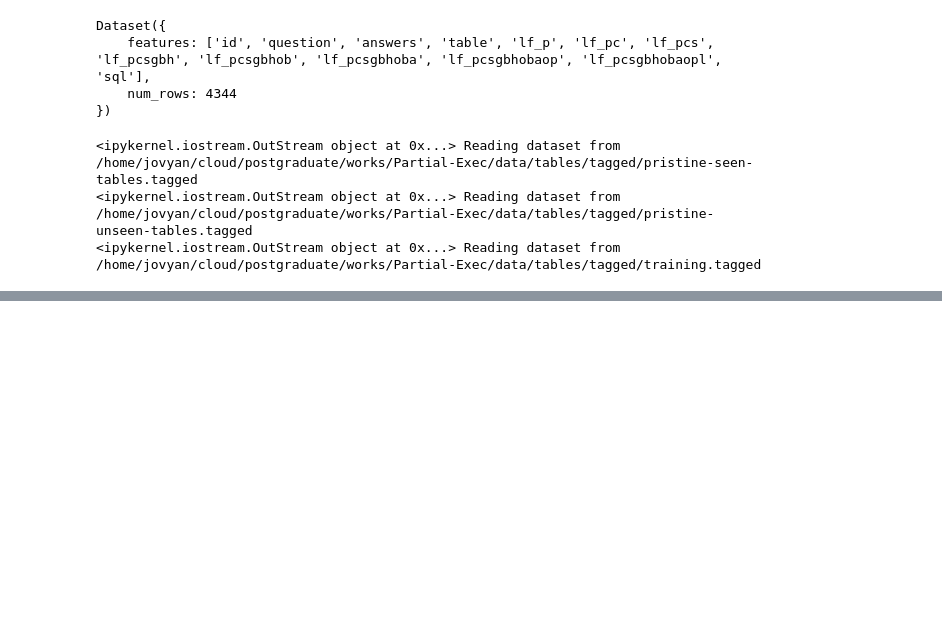
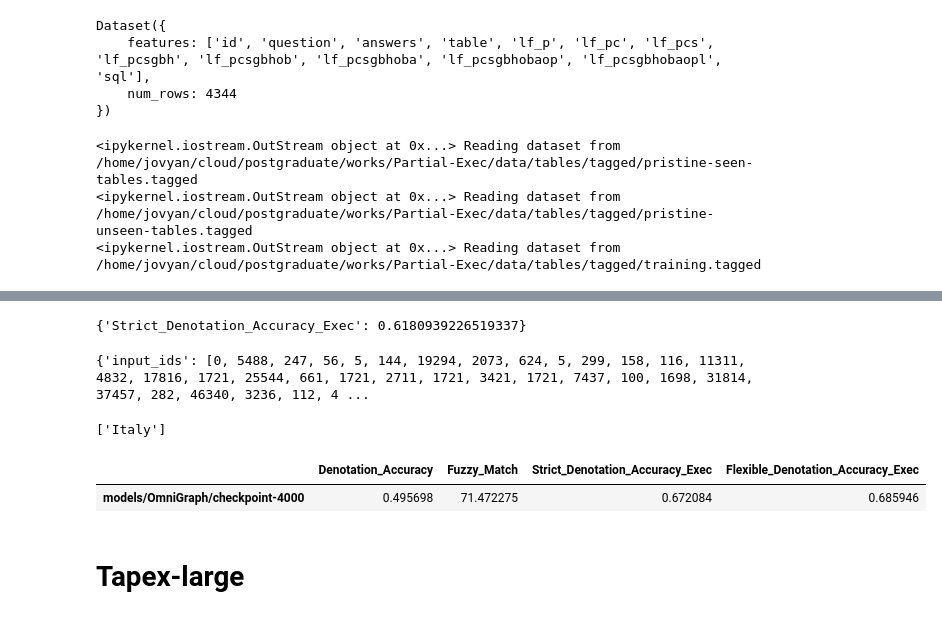
Before and after one commit to YRL-AIDA/OmniGraph, a Jupyter notebook: Use_omnitab.ipynb, the cells around one changed output, grey strips where cells are left out. Cells and saved outputs as stored; diff of their text form; code cells hidden in the pictures; blank space fills up the shorter version.

```diff
--- a/Use_omnitab.ipynb
+++ b/Use_omnitab.ipynb
@@ -251,0 +238,12 @@ datasets[0]["answers"]
+# %%
+out
+# %% [output]
+{'Strict_Denotation_Accuracy_Exec': 0.6180939226519337}
+# %%
+preprocess_tableqa_function(datasets[0])
+# %% [output]
+{'input_ids': [0, 5488, 247, 56, 5, 144, 19294, 2073, 624, 5, 299, 158, 116, 11311, 4832, 17816, 1721, 25544, 661, 1721, 2711, 1721, 3421, 1721, 7437, 100, 1698, 31814, 37457, 282, 46340, 3236, 112, 4 ...
+# %%
+datasets[0]["answers"]
+# %% [output]
+['Italy']
@@ -251,0 +253,8 @@ datasets[0]["answers"]
+# %%
+with open('models/OmniGraph/model_evaluation_results.json','r') as inf:
+    sda = pd.DataFrame(json.load(inf))
+# %%
+sda.T[sda.T['Strict_Denotation_Accuracy_Exec'] == sda.T['Strict_Denotation_Accuracy_Exec'].max()]
+# %% [output]
+|  | Denotation_Accuracy | Fuzzy_Match | Strict_Denotation_Accuracy_Exec | Flexible_Denotation_Accuracy_Exec |
+| models/OmniGraph/checkpoint-4000 | 0.495698 | 71.472275 | 0.672084 | 0.685946 |
@@ -251,0 +264,2 @@ datasets[0]["answers"]
+# %% [markdown]
+# Tapex-large
```
Also changed, not shown: parts of 33 cells of this notebook, 27 other files.
